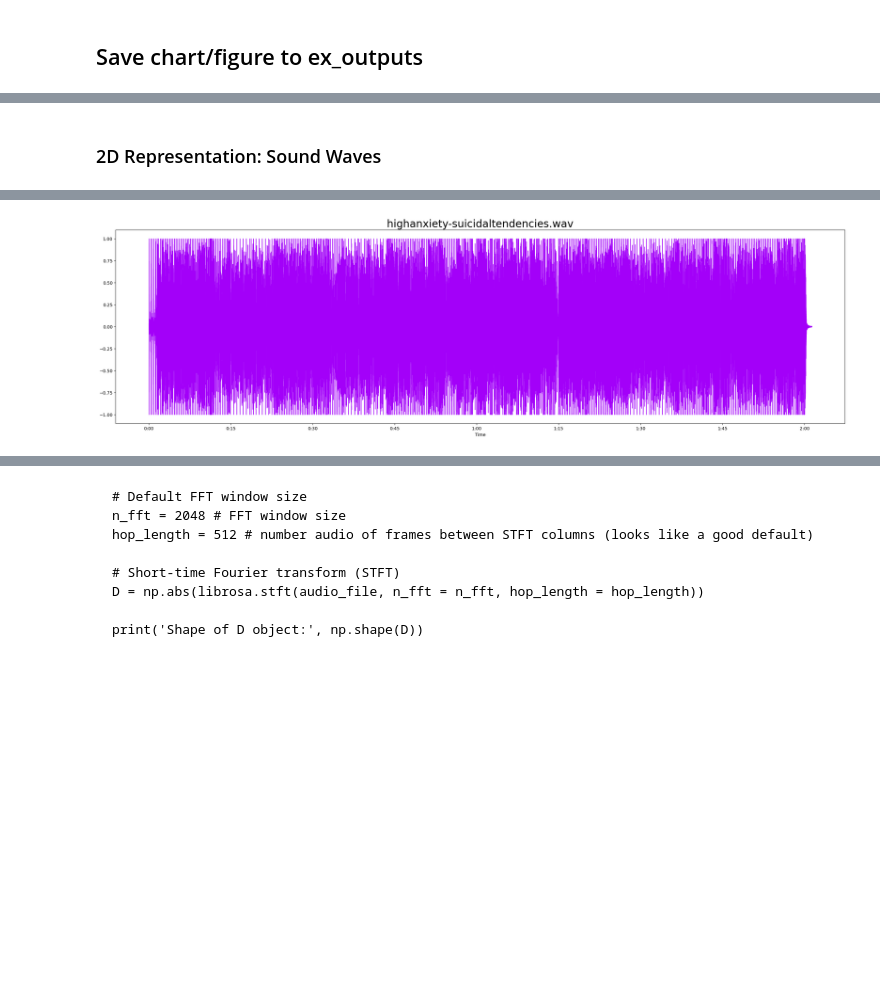
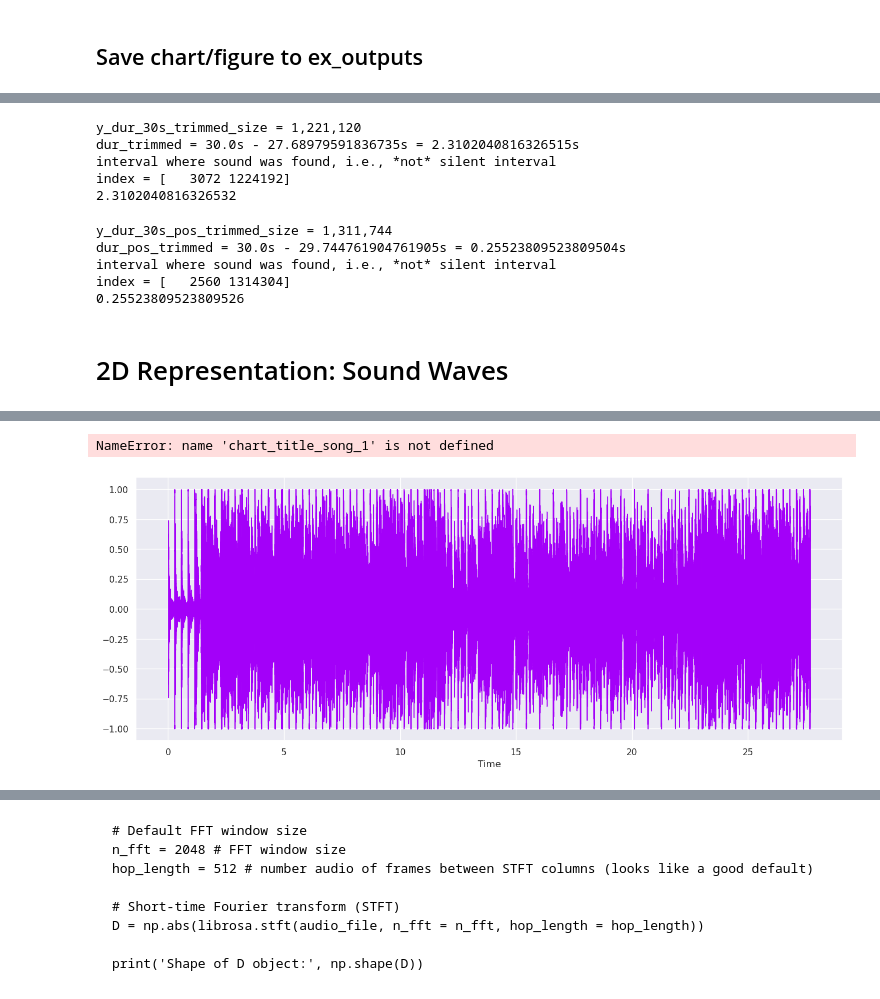
Before and after one commit to akdombrowski/music-discovery-recommender, a Jupyter notebook: notebooks/slom-1.ipynb, the cells around one changed output, grey strips where cells are left out. Cells and saved outputs as stored; diff of their text form; code cells hidden in the pictures; blank space fills up the shorter version.

Commit message:
charts charts charts

````diff
--- a/notebooks/slom-1.ipynb
+++ b/notebooks/slom-1.ipynb
@@ -181,0 +228,14 @@ CHART_TITLE_PAD = 12
+# %%
+max_y = np.max(y_dur_30s)
+max_y_abs = abs(max_y)
+min_y = np.min(y_dur_30s)
+min_y_abs = abs(min_y)
+
+y_dur_30s_pos = np.add(y_dur_30s, 1.0)
+
+max_y_after = np.max(y_dur_30s_pos)
+min_y_after = np.min(y_dur_30s_pos)
+
+print("max_y =", max_y, " ", "min_y =", min_y)
+print("add abs(min y value) to y =", y_dur_30s_pos)
+print("new max =", max_y_after, " ", "new min =", min_y_after)
@@ -182,5 +283,56 @@ CHART_TITLE_PAD = 12
+# %%
+# Trim leading and trailing silence from an audio signal (silence before and after the actual audio)
+y_dur_30s_trimmed, index = librosa.effects.trim(y=y_dur_30s, top_db=max_y)
+y_dur_30s_trimmed_size = np.size(y_dur_30s_trimmed)
+y_dur_30s_trimmed_size_str = f'{y_dur_30s_trimmed_size:,d}'
+y_dur_30s_dur = librosa.get_duration(y=y_dur_30s, sr=sr_dur_30s)
+y_dur_30s_trimmed_dur = librosa.get_duration(
+    y=y_dur_30s_trimmed,  sr=sr_dur_30s)
+dur_trimmed = y_dur_30s_dur - y_dur_30s_trimmed_dur
+
+beginning_silence_num_samples = index[0]
+end_silence_num_samples = y_dur_30s_size - index[1]
+
+print(f'y_dur_30s_trimmed_size = {y_dur_30s_trimmed_size_str}')
+print("dur_trimmed =", f'{y_dur_30s_dur}s', "-",
+      f'{y_dur_30s_trimmed_dur}s', "=", f'{dur_trimmed}s')
+print('interval where sound was found, i.e., *not* silent interval')
+print(f'index = {index}')
+print((beginning_silence_num_samples + end_silence_num_samples) / sr_dur_30s)
+# %% [output]
+y_dur_30s_trimmed_size = 1,221,120
+dur_trimmed = 30.0s - 27.68979591836735s = 2.3102040816326515s
+interval where sound was found, i.e., *not* silent interval
+index = [   3072 1224192]
+2.3102040816326532
+# %%
+# Trim leading and trailing silence from an audio signal (silence before and after the actual audio)
+y_dur_30s_pos_trimmed, index = librosa.effects.trim(y=y_dur_30s, top_db=max_y_after)
+y_dur_30s_pos_trimmed_size = np.size(y_dur_30s_pos_trimmed)
+y_dur_30s_pos_trimmed_size_str = f'{y_dur_30s_pos_trimmed_size:,d}'
+y_dur_30s_pos_trimmed_dur = librosa.get_duration(
+    y=y_dur_30s_pos, sr=sr_dur_30s)
+y_dur_30s_pos_trimmed_dur = librosa.get_duration(
+    y=y_dur_30s_pos_trimmed,  sr=sr_dur_30s)
+dur_pos_trimmed = y_dur_30s_dur - y_dur_30s_pos_trimmed_dur
+
+beginning_silence_num_samples = index[0]
+end_silence_num_samples = y_dur_30s_size - index[1]
+
+print(f'y_dur_30s_pos_trimmed_size = {y_dur_30s_pos_trimmed_size_str}')
+print("dur_pos_trimmed =", f'{y_dur_30s_dur}s', "-",
+      f'{y_dur_30s_pos_trimmed_dur}s', "=", f'{dur_pos_trimmed}s')
+print('interval where sound was found, i.e., *not* silent interval')
+print(f'index = {index}')
+print((beginning_silence_num_samples + end_silence_num_samples) / sr_dur_30s)
+# %% [output]
+y_dur_30s_pos_trimmed_size = 1,311,744
+dur_pos_trimmed = 30.0s - 29.744761904761905s = 0.25523809523809504s
+interval where sound was found, i.e., *not* silent interval
+index = [   2560 1314304]
+0.25523809523809526
 # %% [markdown]
-### 2D Representation: Sound Waves
+# 2D Representation: Sound Waves
 # %% [markdown]
 ```
 plt.figure(figsize = (16, 6))
@@ -190,13 +342,16 @@ plt.title("Sound Waves in Reggae 36", fontsize = 23);
 
 ![sound_waves_raggae36.png](attachment:sound_waves_raggae36.png)
 # %%
-dur_s_4th_rounded = math.trunc(dur_s/4)
+dur_s_4th_rounded = math.trunc(dur_s_f/4)
 
-plt.figure(figsize = (dur_s_4th_rounded, 8))
-librosa.display.waveshow(y = audio_file, sr = sr, color = "#A300F9");
-plt.title(song_1, fontsize = 24)
+plt.figure(figsize=(16, 6))
+librosa.display.waveshow(y=y_dur_30s_trimmed, sr=sr_dur_30s, color="#A300F9")
+title = chart_title_song_1("2D Sound Waves")
+plt.title(title, fontsize=CHART_TITLE_FONTSIZE, pad=CHART_TITLE_PAD)
+save_slom_1_chart(title, plt)
 # %% [output]
+NameError: name 'chart_title_song_1' is not defined
-[figure, old version]
+[figure, new version]
 # %% [markdown]
 ### Fourier Transform
 
````
Also changed, not shown: parts of 106 cells of this notebook, 15 other files.
